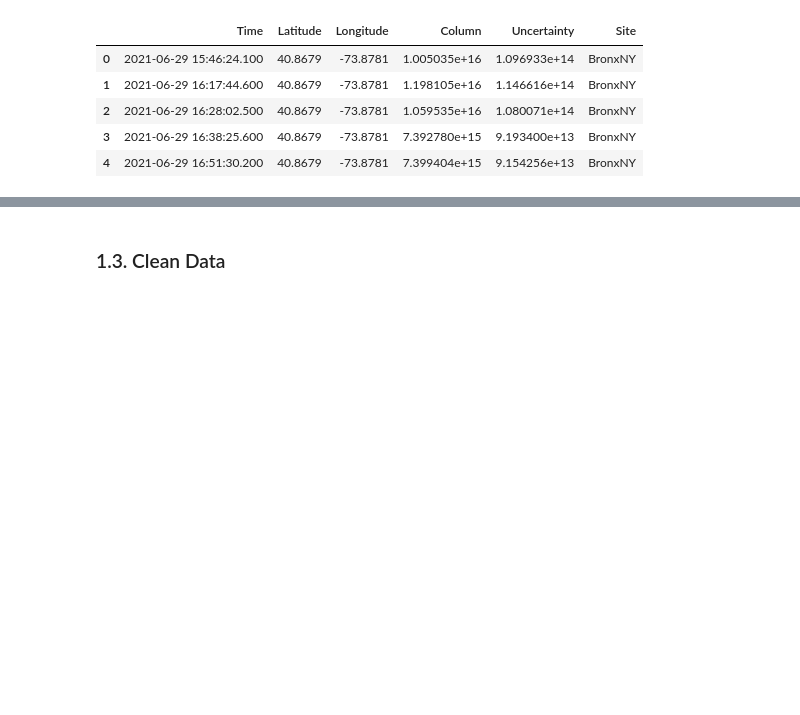
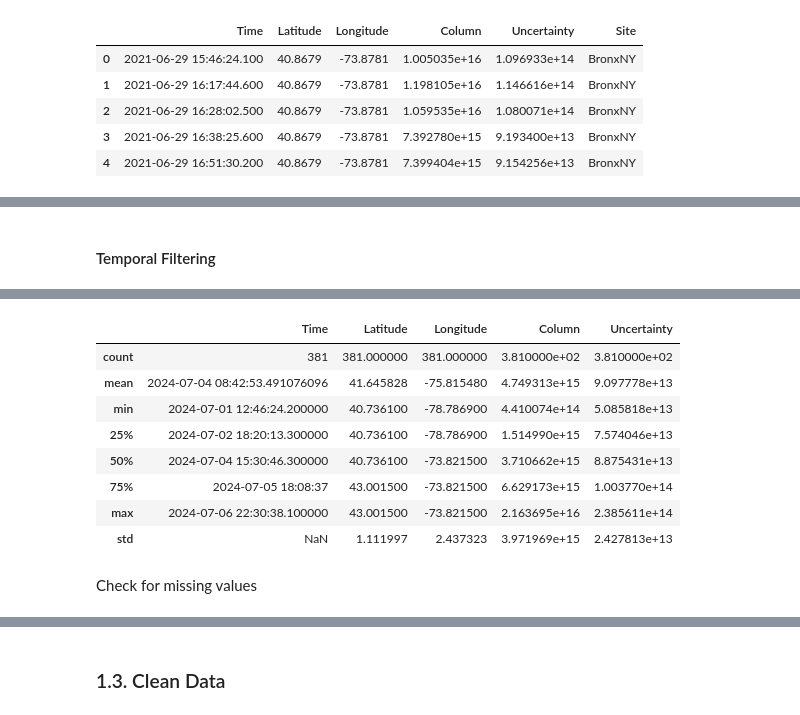
Before and after one commit to jestern001/MLA-Project, a Jupyter notebook: Project/Data_Getter.ipynb, the cells around one changed output, grey strips where cells are left out. Cells and saved outputs as stored; diff of their text form; code cells hidden in the pictures; blank space fills up the shorter version.

```diff
--- a/Project/Data_Getter.ipynb
+++ b/Project/Data_Getter.ipynb
@@ -417,0 +493,9 @@ Exception: This function takes too long to run
+# %% [markdown]
+#### Temporal Filtering
+# %%
+temporal_mask = (start_date < pgn_df.Time) & (pgn_df.Time < end_date)
+pgn_df = pgn_df[temporal_mask]
+print("Start Time:", pgn_df.Time.min())
+print("End Time:", pgn_df.Time.max())
+pgn_df.describe()
+# %% [output]
@@ -417,0 +504,11 @@ Exception: This function takes too long to run
+|  | Time | Latitude | Longitude | Column | Uncertainty |
+| count | 381 | 381.000000 | 381.000000 | 3.810000e+02 | 3.810000e+02 |
+| mean | 2024-07-04 08:42:53.491076096 | 41.645828 | -75.815480 | 4.749313e+15 | 9.097778e+13 |
+| min | 2024-07-01 12:46:24.200000 | 40.736100 | -78.786900 | 4.410074e+14 | 5.085818e+13 |
+| 25% | 2024-07-02 18:20:13.300000 | 40.736100 | -78.786900 | 1.514990e+15 | 7.574046e+13 |
+| 50% | 2024-07-04 15:30:46.300000 | 40.736100 | -73.821500 | 3.710662e+15 | 8.875431e+13 |
+| 75% | 2024-07-05 18:08:37 | 43.001500 | -73.821500 | 6.629173e+15 | 1.003770e+14 |
+| max | 2024-07-06 22:30:38.100000 | 43.001500 | -73.821500 | 2.163695e+16 | 2.385611e+14 |
+| std | NaN | 1.111997 | 2.437323 | 3.971969e+15 | 2.427813e+13 |
+# %% [markdown]
+Check for missing values
```
Also changed, not shown: parts of 28 cells of this notebook.
